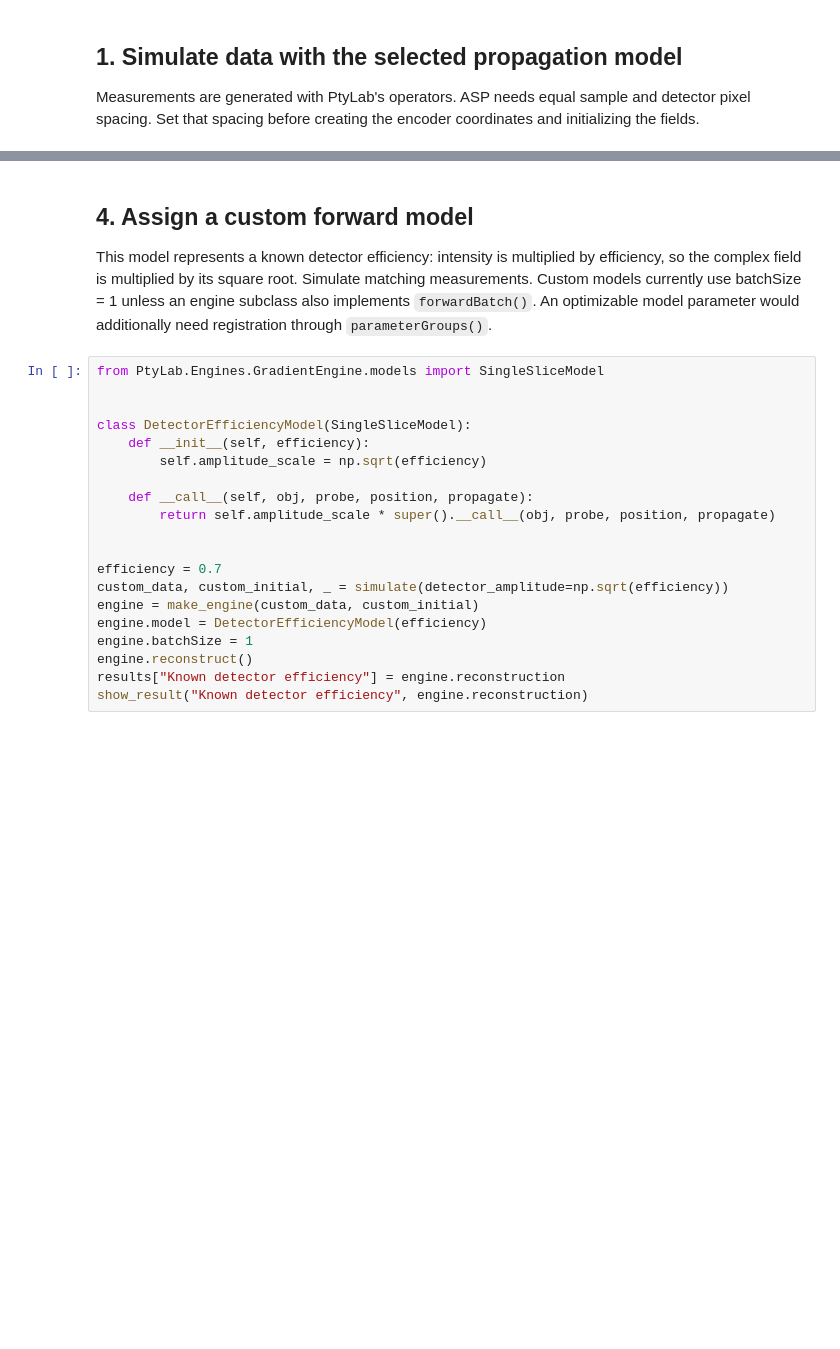
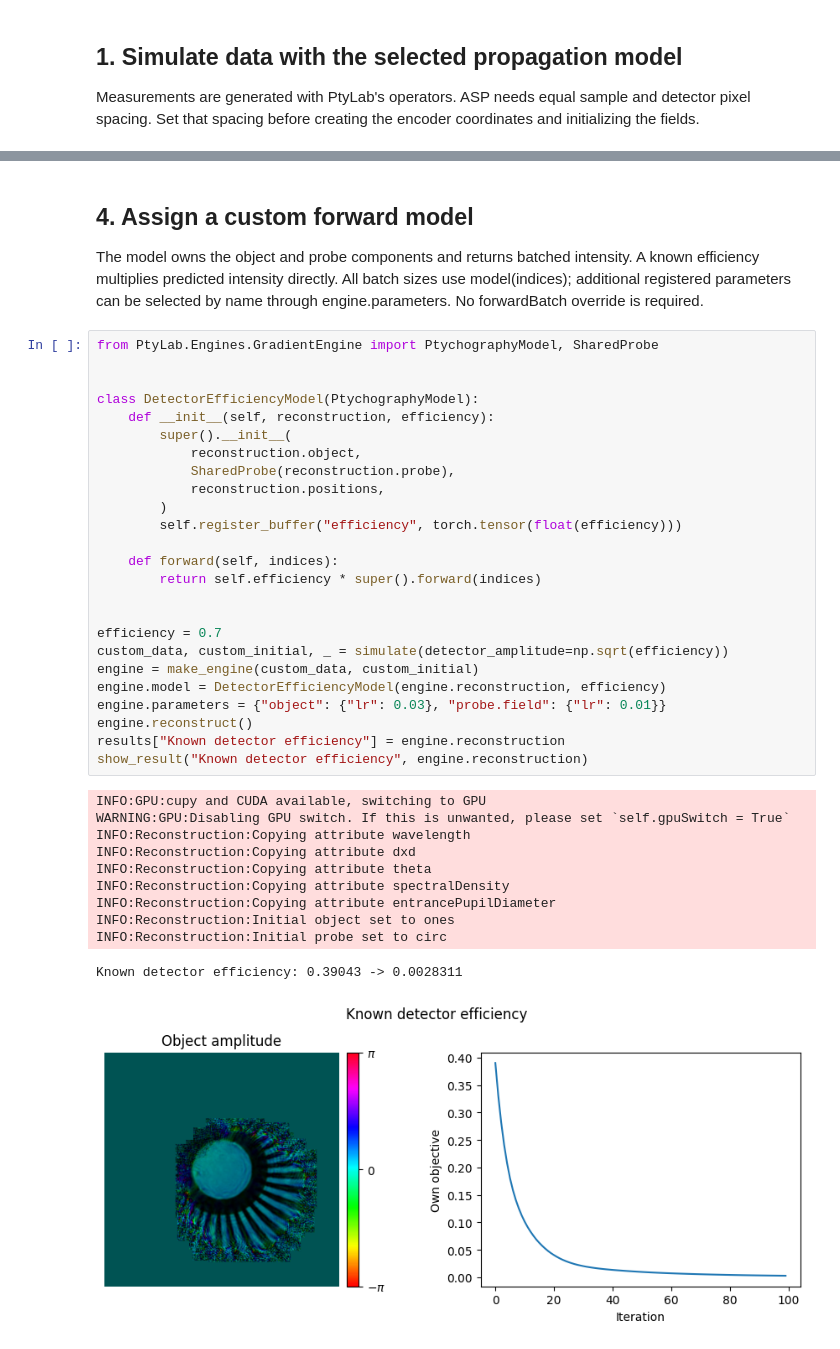
Before and after one commit to PtyLab/PtyLab.py, a Jupyter notebook: jupyter_tutorials/jupyter_tutorials_tutorial_CPM_sim_GradientEngine.ipynb, the cells around one changed output, grey strips where cells are left out. Saved outputs shown, nothing was run; the diff lists cells and outputs as text; blank space fills up the shorter version.

Commit message:
minor fixes based on refactored implementations

```diff
--- a/jupyter_tutorials/jupyter_tutorials_tutorial_CPM_sim_GradientEngine.ipynb
+++ b/jupyter_tutorials/jupyter_tutorials_tutorial_CPM_sim_GradientEngine.ipynb
@@ -206,31 +209,47 @@ Amplitude + smoothness: 0.39043 -> 0.002943
 # %% [markdown]
 ## 4. Assign a custom forward model
 
-This model represents a known detector efficiency: intensity is multiplied
-by efficiency, so the complex field is multiplied by its square root.
-Simulate matching measurements. Custom models currently use batchSize = 1
-unless an engine subclass also implements `forwardBatch()`. An optimizable model
-parameter would additionally need registration through `parameterGroups()`.
+The model owns the object and probe components and returns batched intensity.
+A known efficiency multiplies predicted intensity directly. All batch sizes use
+model(indices); additional registered parameters can be selected by name through
+engine.parameters. No forwardBatch override is required.
 # %%
-from PtyLab.Engines.GradientEngine.models import SingleSliceModel
+from PtyLab.Engines.GradientEngine import PtychographyModel, SharedProbe
 
 
-class DetectorEfficiencyModel(SingleSliceModel):
-    def __init__(self, efficiency):
-        self.amplitude_scale = np.sqrt(efficiency)
+class DetectorEfficiencyModel(PtychographyModel):
+    def __init__(self, reconstruction, efficiency):
+        super().__init__(
+            reconstruction.object,
+            SharedProbe(reconstruction.probe),
+            reconstruction.positions,
+        )
+        self.register_buffer("efficiency", torch.tensor(float(efficiency)))
 
-    def __call__(self, obj, probe, position, propagate):
-        return self.amplitude_scale * super().__call__(obj, probe, position, propagate)
+    def forward(self, indices):
+        return self.efficiency * super().forward(indices)
 
 
 efficiency = 0.7
 custom_data, custom_initial, _ = simulate(detector_amplitude=np.sqrt(efficiency))
 engine = make_engine(custom_data, custom_initial)
-engine.model = DetectorEfficiencyModel(efficiency)
-engine.batchSize = 1
+engine.model = DetectorEfficiencyModel(engine.reconstruction, efficiency)
+engine.parameters = {"object": {"lr": 0.03}, "probe.field": {"lr": 0.01}}
 engine.reconstruct()
 results["Known detector efficiency"] = engine.reconstruction
 show_result("Known detector efficiency", engine.reconstruction)
+# %% [output]
+INFO:GPU:cupy and CUDA available, switching to GPU
+WARNING:GPU:Disabling GPU switch. If this is unwanted, please set `self.gpuSwitch = True`
+INFO:Reconstruction:Copying attribute wavelength
+INFO:Reconstruction:Copying attribute dxd
+INFO:Reconstruction:Copying attribute theta
+INFO:Reconstruction:Copying attribute spectralDensity
+INFO:Reconstruction:Copying attribute entrancePupilDiameter
+INFO:Reconstruction:Initial object set to ones
+INFO:Reconstruction:Initial probe set to circ
+Known detector efficiency: 0.39043 -> 0.0028311
+[figure, added]
 # %% [markdown]
 ## 5. Select a built-in propagator
 
```
Also changed, not shown: parts of 8 cells of this notebook.
